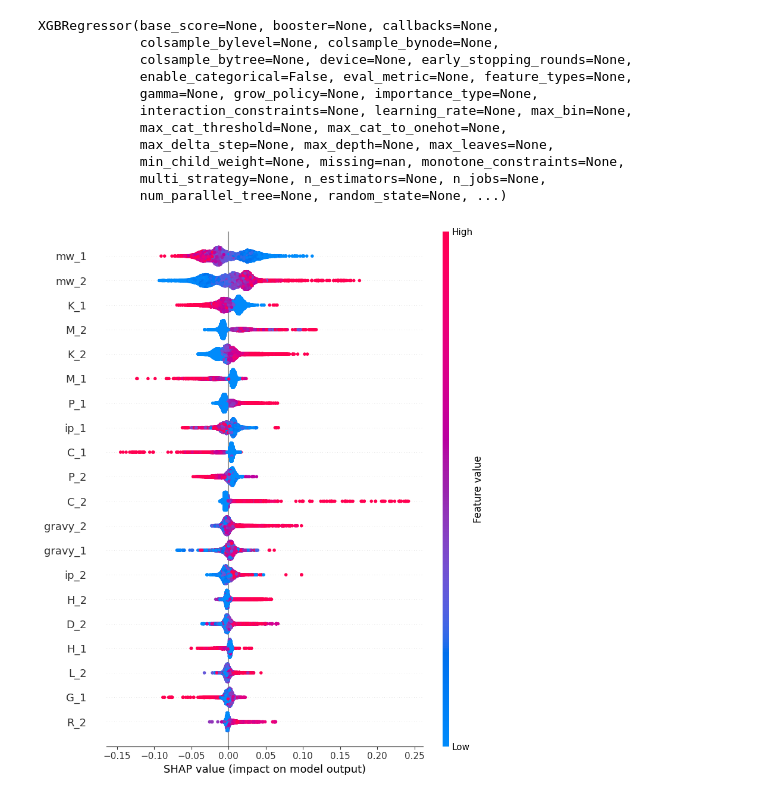
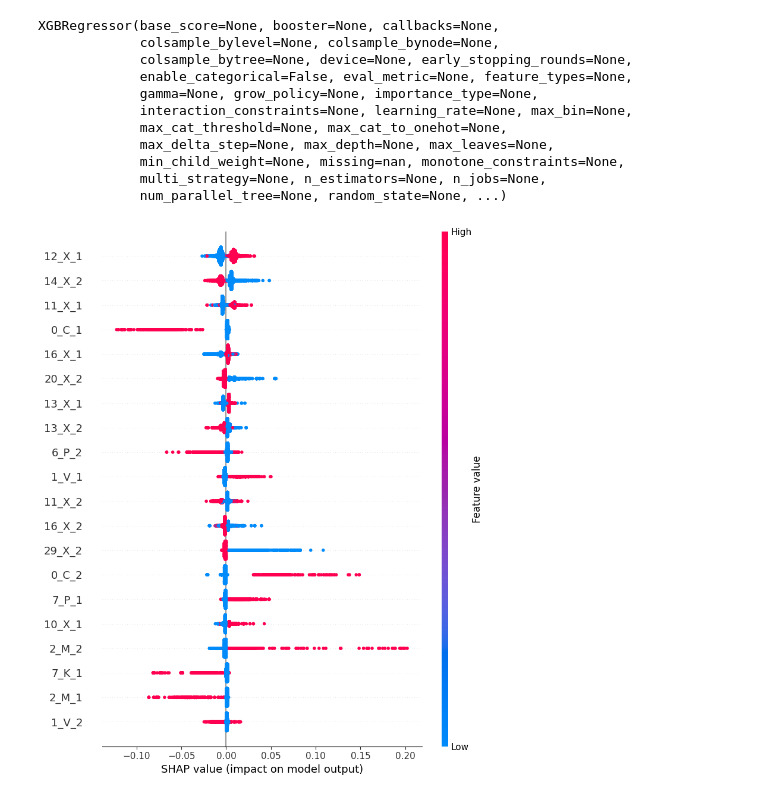
Before and after one commit to ErikHartman/peptide-flyability, a Jupyter notebook: idea.ipynb, the cells around one changed output. Drawn from its saved outputs; the diff is of its cells as text; code cells hidden in the pictures.

```diff
--- a/idea.ipynb
+++ b/idea.ipynb
@@ -1,8 +1,8 @@
 # %%
 import pandas as pd
-import numpy as np
-from generate_data import preprocess
+from generate_data_v2 import FeatureGenerator
 
 data = pd.read_csv("data/de_matrix.tsv", sep="\t")
 design = pd.read_csv("data/de_design_matrix.tsv", sep="\t")
-data, design = preprocess(data, design)
+fg = FeatureGenerator(remove_unimod=False)
+fg.add_dataset(data, design)
@@ -37,0 +9,3 @@ X_spike.shape
+# %%
+X, y = fg.generate_pair_matrix()
+X.index[0:10]
@@ -39,7 +27,7 @@ X_spike.shape
 from xgboost import XGBRegressor
 
 reg = XGBRegressor()
-reg.fit(X_spike, y_spike.values)
+reg.fit(X, y.values)
 # %% [output]
 XGBRegressor(base_score=None, booster=None, callbacks=None,
              colsample_bylevel=None, colsample_bynode=None,
@@ -55,10 +43,10 @@ XGBRegressor(base_score=None, booster=None, callbacks=None,
 # %%
 import shap
 
 explainer = shap.TreeExplainer(reg)
-explanation = explainer(X_spike)
+explanation = explainer(X)
 
 shap.summary_plot(explanation)
 # %% [output]
-[figure, old version]
+[figure, new version]
 # %%
```
Also changed, not shown: parts of 10 cells of this notebook, 1 other file.
